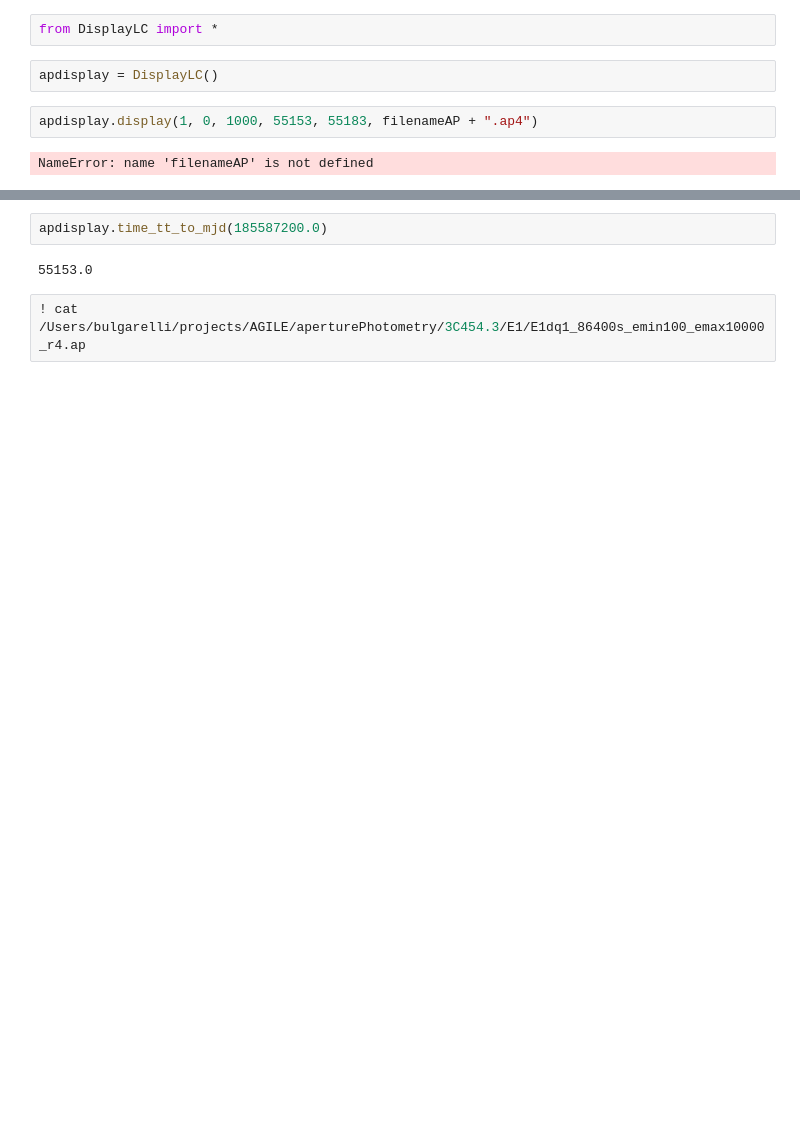
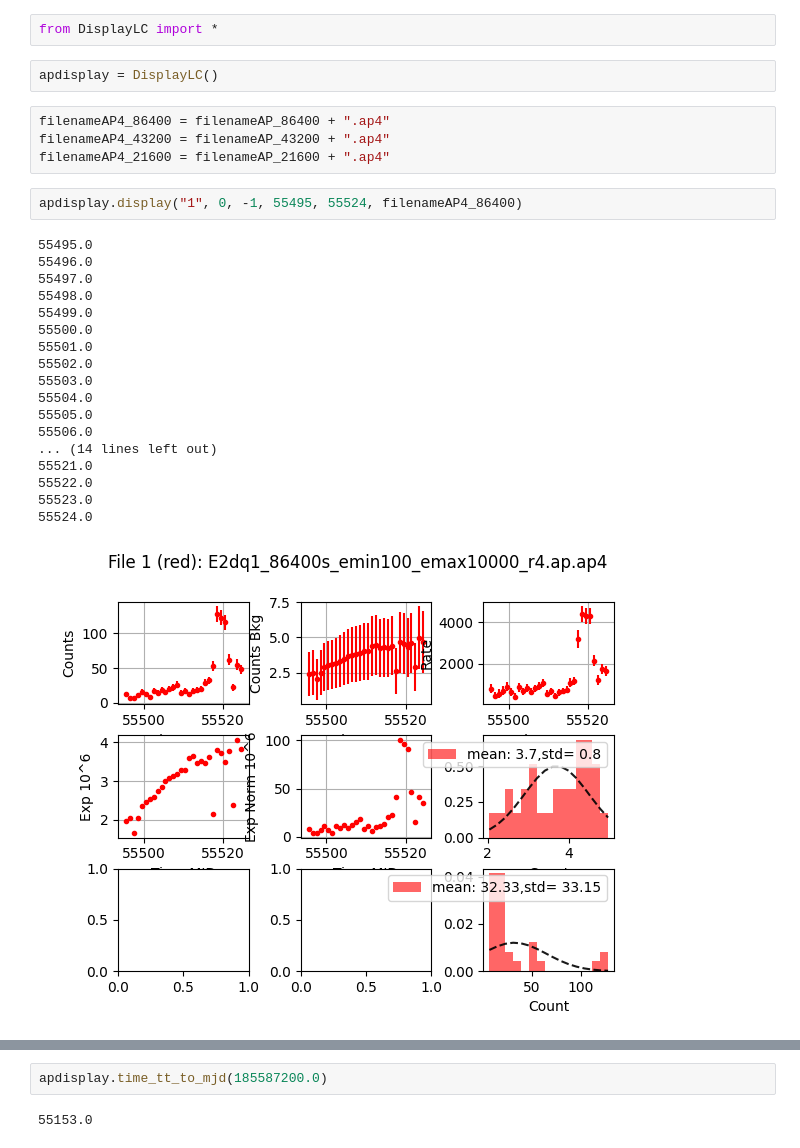
Before and after one commit to AGILESCIENCE/AGILE-GRID-scripts, a Jupyter notebook: scripts/ap/ap1.ipynb, the cells around one changed output, grey strips where cells are left out. Saved outputs shown, nothing was run; the diff lists cells and outputs as text; blank space fills up the shorter version.

```diff
--- a/scripts/ap/ap1.ipynb
+++ b/scripts/ap/ap1.ipynb
@@ -81,7 +67,28 @@ End normalisation
 from DisplayLC import *
 # %%
 apdisplay = DisplayLC()
+# %%
+filenameAP4_86400 = filenameAP_86400 + ".ap4"
+filenameAP4_43200 = filenameAP_43200 + ".ap4"
+filenameAP4_21600 = filenameAP_21600 + ".ap4"
 # %%
-apdisplay.display(1, 0, 1000, 55153, 55183, filenameAP + ".ap4")
+apdisplay.display("1", 0, -1, 55495, 55524, filenameAP4_86400)
 # %% [output]
-NameError: name 'filenameAP' is not defined
+55495.0
+55496.0
+55497.0
+55498.0
+55499.0
+55500.0
+55501.0
+55502.0
+55503.0
+55504.0
+55505.0
+55506.0
+... (14 lines left out)
+55521.0
+55522.0
+55523.0
+55524.0
+[figure, added]
@@ -89,5 +99,3 @@ NameError: name 'filenameAP' is not defined
 apdisplay.time_tt_to_mjd(185587200.0)
 # %% [output]
 55153.0
-# %%
-! cat /Users/bulgarelli/projects/AGILE/aperturePhotometry/3C454.3/E1/E1dq1_86400s_emin100_emax10000_r4.ap
```
Also changed, not shown: parts of 10 cells of this notebook, 1 other file.
